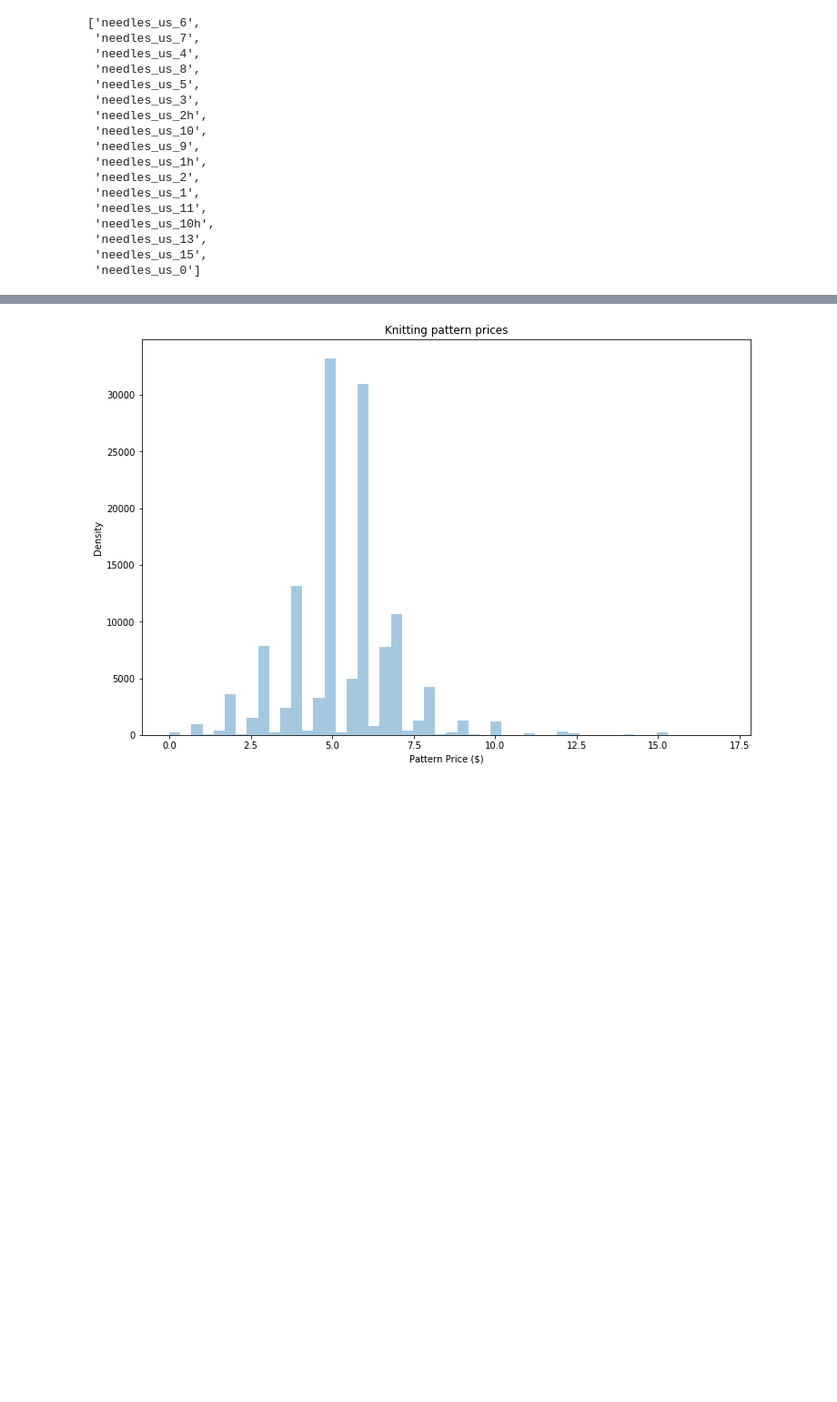
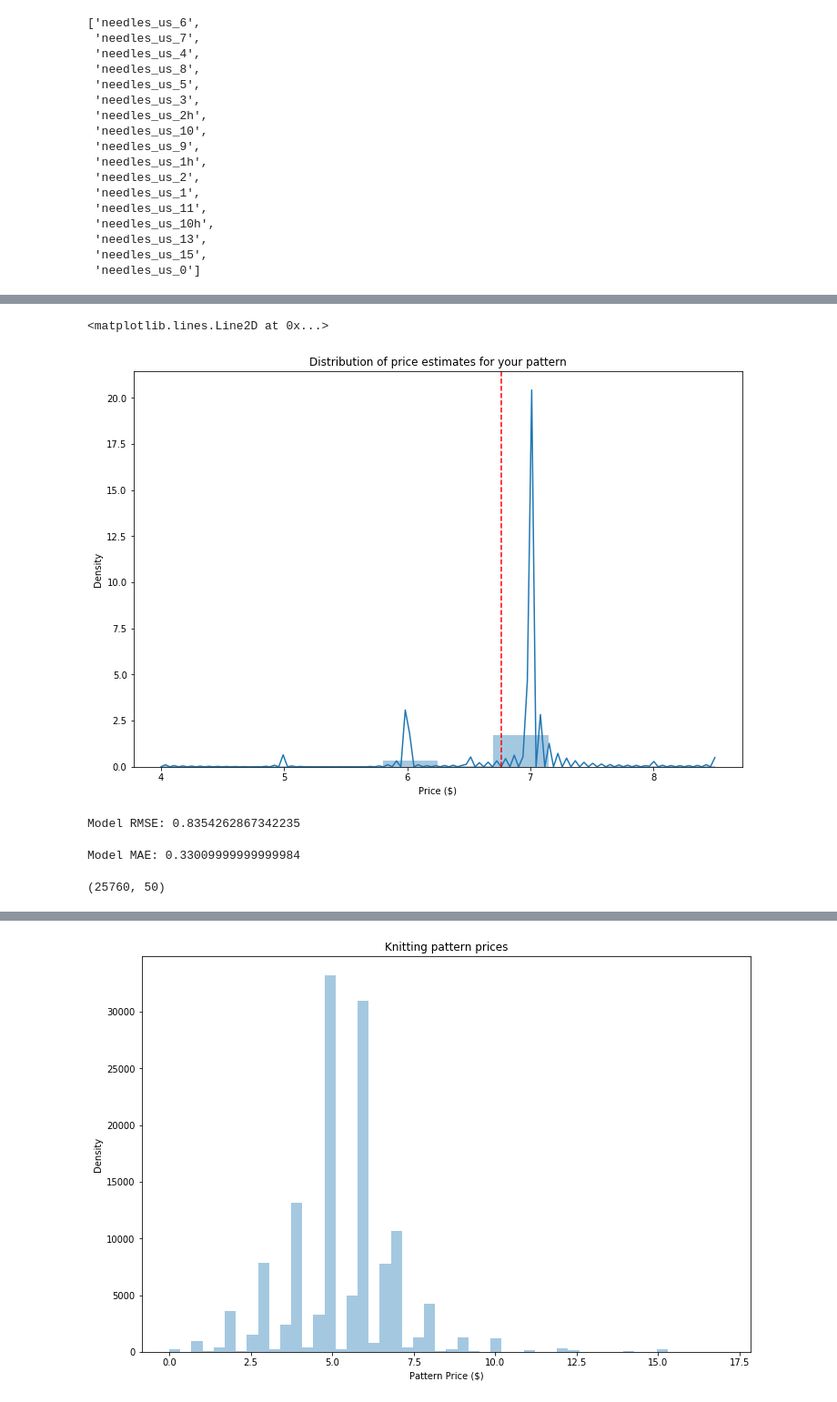
Before and after one commit to jweinreb-zz/knitpick, a Jupyter notebook: demo EDA.ipynb, the cells around one changed output, grey strips where cells are left out. Shown at 91% size. Cells and saved outputs as stored; diff of their text form; code cells hidden in the pictures; blank space fills up the shorter version.

```diff
--- a/demo EDA.ipynb
+++ b/demo EDA.ipynb
@@ -86,8 +105,10 @@ needles_cols
  'needles_us_15',
  'needles_us_0']
 # %%
-numeric_cols = ['projects_count', 'queued_projects_count', 'rating_average','comments_count',
-                'difficulty_average','num_photos', 'author_pattern_count','author_favorites_count']
+#numeric_cols = ['projects_count', 'queued_projects_count', 'rating_average','comments_count',
+#                'difficulty_average','num_photos', 'author_pattern_count','author_favorites_count']
+
+numeric_cols = ['difficulty_average','num_photos']
 cat_cols = ['pattern_type','yarn_weight']
 
 attribute_cols = ['buttoned_mod',
@@ -143,2 +170,2 @@ df2.loc[:, 'price'] = df2.price.apply(lambda x: float(x) if pd.notnull(x) else 0
 # %%
-df3 = df2[attribute_cols + needles_cols + numeric_cols + cat_cols]
+df2 = df2[['price'] + needles_cols + attribute_cols + numeric_cols + cat_cols].dropna()
@@ -180,0 +172,7 @@ sns.scatterplot(x=0, y=1, hue='price', size='price', data=z)
+# %%
+X = df2[needles_cols + attribute_cols + numeric_cols + cat_cols]
+y = df2['price']
+X_train, X_test, y_train, y_test = train_test_split(X, y, test_size=0.2, random_state=42)
+print(f'X_train shape = {X_train.shape}')
+from joblib import load
+clf = load("/Users/jason/Desktop/stage2_reduced_v0.joblib")
@@ -180,0 +193,31 @@ sns.scatterplot(x=0, y=1, hue='price', size='price', data=z)
+# %%
+#clf.named_steps['randomforestregressor'].estimators_
+#clf.predict(X)
+#X.iloc[2]
+X.shape
+X_trans = clf.named_steps['columntransformer'].fit_transform(X)
+x = X_trans[2]
+yest = [clfest.predict(x.reshape(1,-1))[0] for clfest in clf.named_steps['randomforestregressor'].estimators_]
+fig, ax = plt.subplots()
+fig.set_size_inches(12, 8)
+sns.distplot(yest, ax=ax, hist=True)
+ax.set_xlabel('Price ($)')
+ax.set_ylabel('Density')
+ax.set_title('Distribution of price estimates for your pattern')
+ax.axvline(np.mean(yest), linestyle='--', color='red')
+#X.iloc[1].values.reshape(-1, 1).shape
+#xx = dict(zip(X.columns, X.iloc[1,:].values))
+#clf.named_steps['columntransformer'].fit_transform(pd.DataFrame(xx, index=[0]))
+# %% [output]
+<matplotlib.lines.Line2D at 0x...>
+[figure, added]
+# %%
+print(f'Model RMSE: {np.sqrt(mean_squared_error(y_test, clf.predict(X_test)))}')
+print(f'Model MAE: {median_absolute_error(y_test, clf.predict(X_test))}')
+
+len(np.abs(y_test - clf.predict(X_test)/y_test))
+X_test.shape
+# %% [output]
+Model RMSE: 0.8354262867342235
+Model MAE: 0.33009999999999984
+(25760, 50)
```
Also changed, not shown: parts of 12 cells of this notebook, 6 other files.
